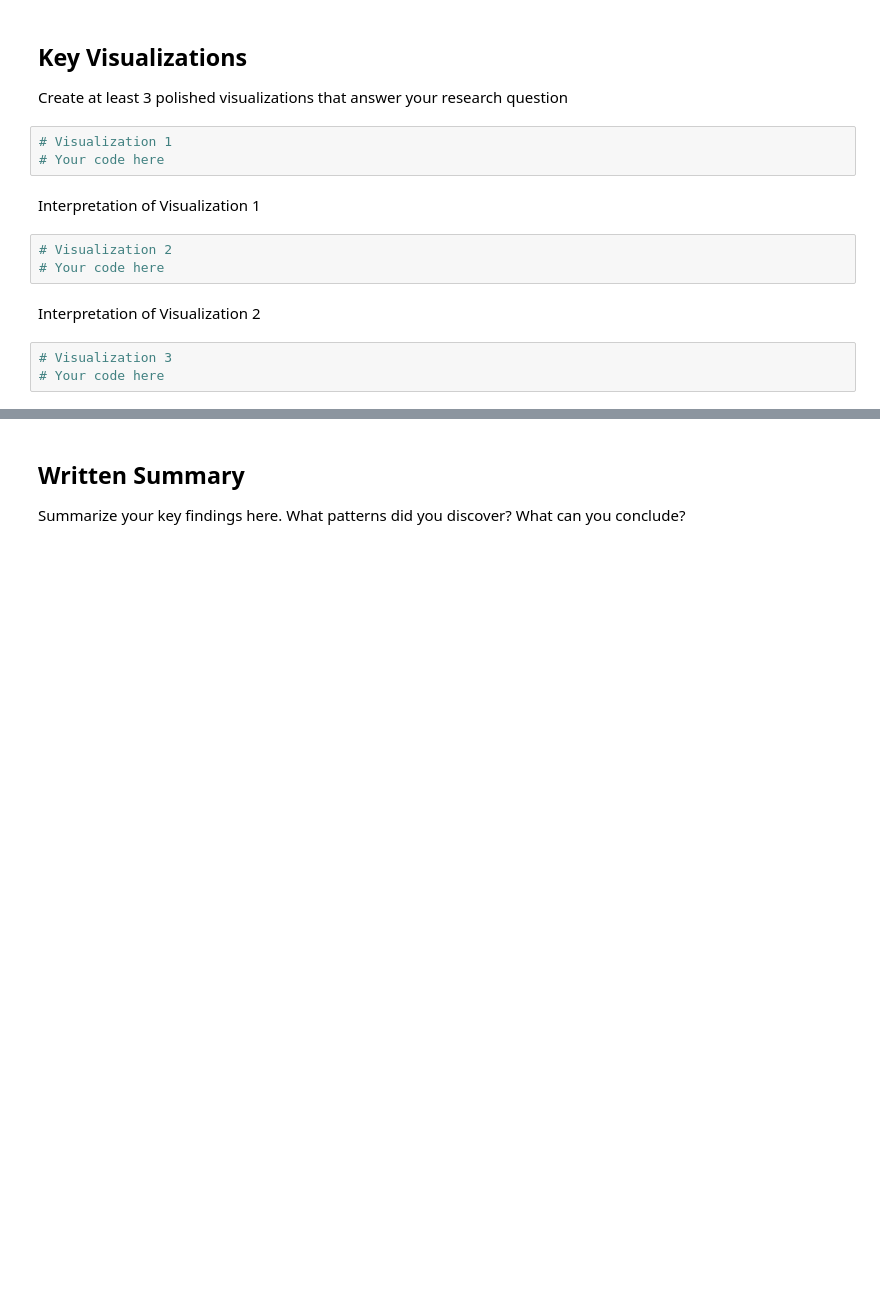
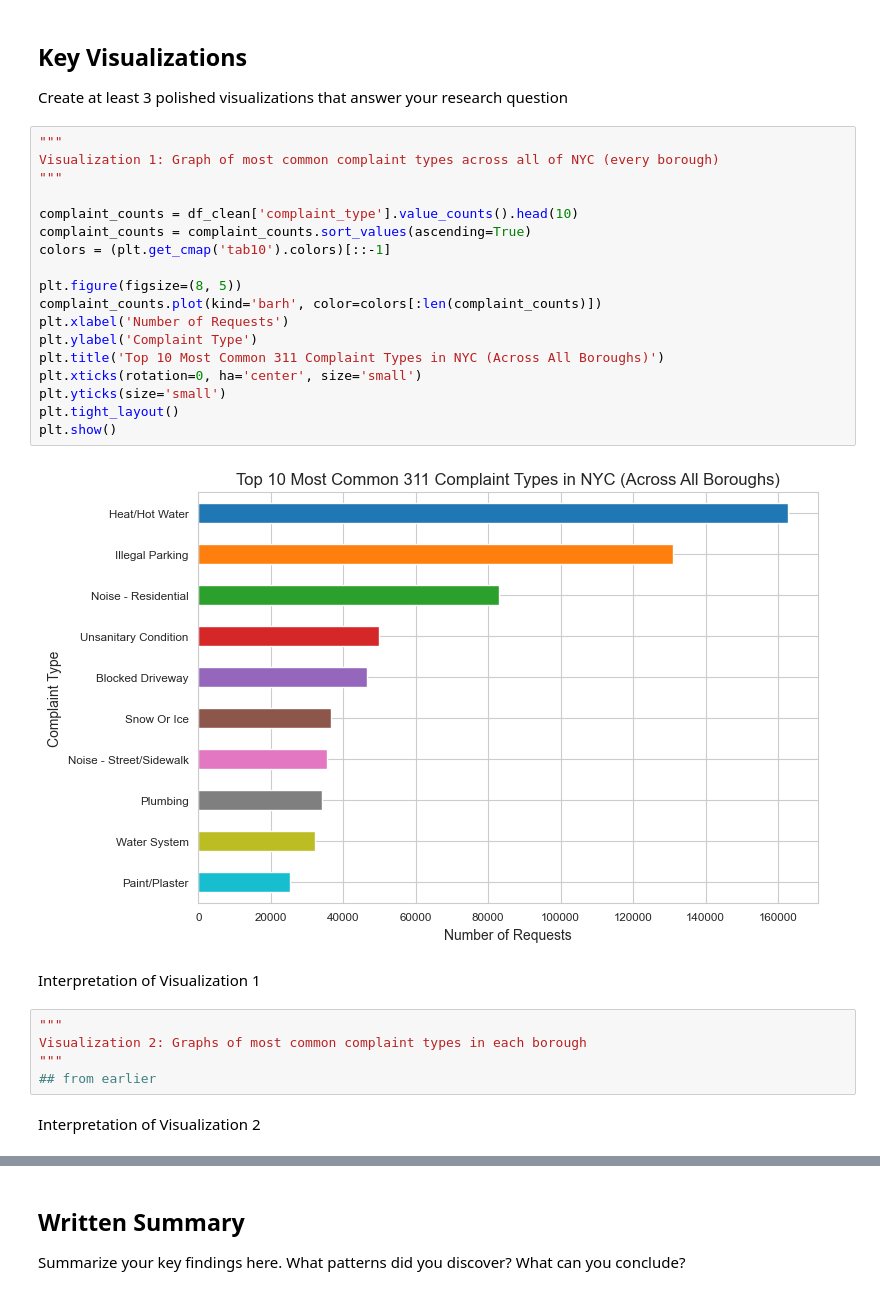
Before and after one commit to npisar/SI313-homework, a Jupyter notebook: module assignments/pisarczyk_Readymade Data Assignment.ipynb, the cells around one changed output, grey strips where cells are left out. Saved outputs shown, nothing was run; the diff lists cells and outputs as text; blank space fills up the shorter version.

```diff
--- a/module assignments/pisarczyk_Readymade Data Assignment.ipynb
+++ b/module assignments/pisarczyk_Readymade Data Assignment.ipynb
@@ -681,16 +668,32 @@ P-value: 0.00
 ## Key Visualizations
 
 Create at least 3 polished visualizations that answer your research question
-# %%
-# Visualization 1
-# Your code here
+# %%
+"""
+Visualization 1: Graph of most common complaint types across all of NYC (every borough)
+"""
+
+complaint_counts = df_clean['complaint_type'].value_counts().head(10)
+complaint_counts = complaint_counts.sort_values(ascending=True)
+colors = (plt.get_cmap('tab10').colors)[::-1]
+
+plt.figure(figsize=(8, 5))
+complaint_counts.plot(kind='barh', color=colors[:len(complaint_counts)])
+plt.xlabel('Number of Requests')
+plt.ylabel('Complaint Type')
+plt.title('Top 10 Most Common 311 Complaint Types in NYC (Across All Boroughs)')
+plt.xticks(rotation=0, ha='center', size='small')
+plt.yticks(size='small')
+plt.tight_layout()
+plt.show()
+# %% [output]
+[figure, added]
 # %% [markdown]
 Interpretation of Visualization 1
-# %%
-# Visualization 2
-# Your code here
+# %%
+"""
+Visualization 2: Graphs of most common complaint types in each borough
+"""
+## from earlier
 # %% [markdown]
 Interpretation of Visualization 2
-# %%
-# Visualization 3
-# Your code here
```
Also changed, not shown: parts of 12 cells of this notebook, 1 other file.
